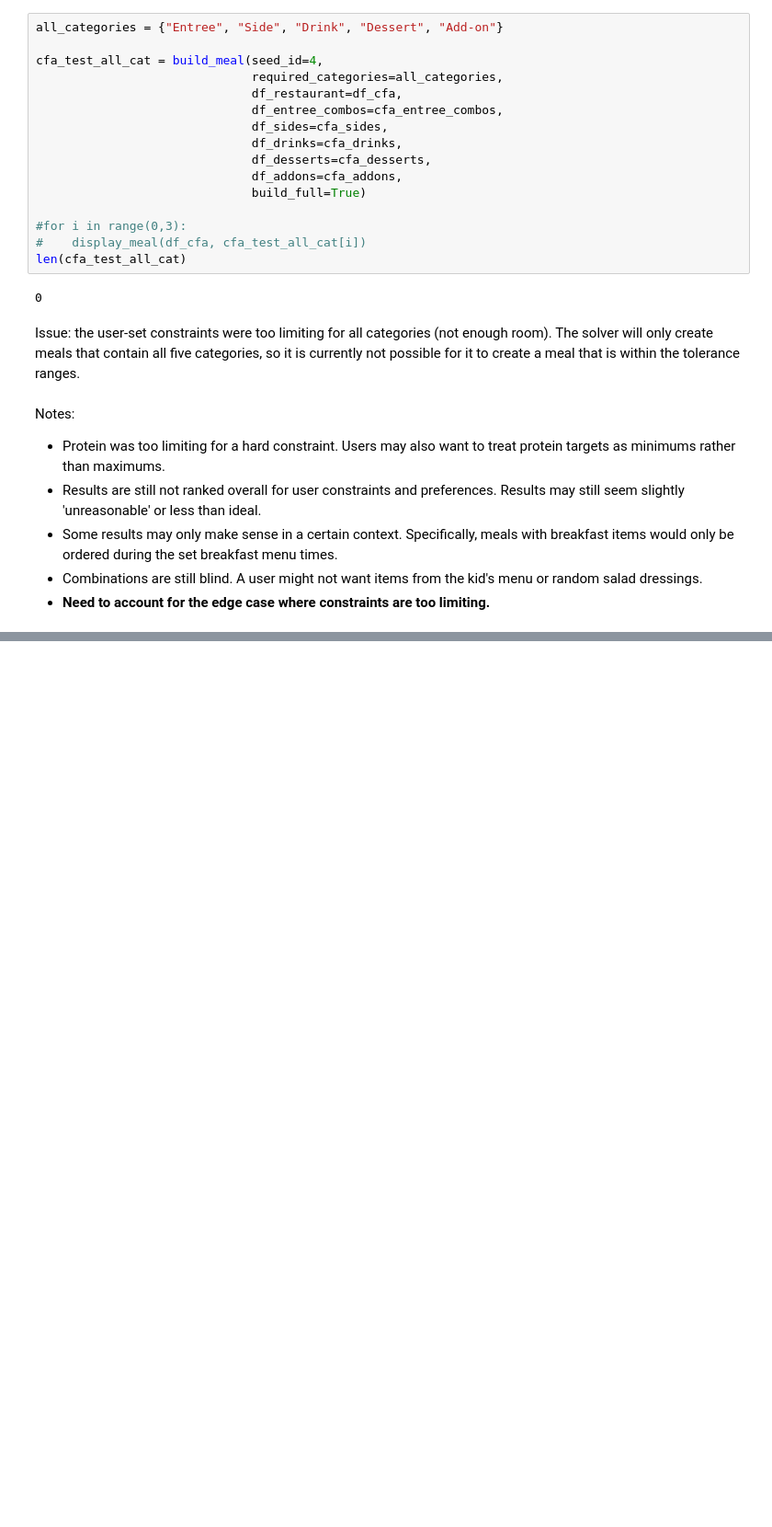
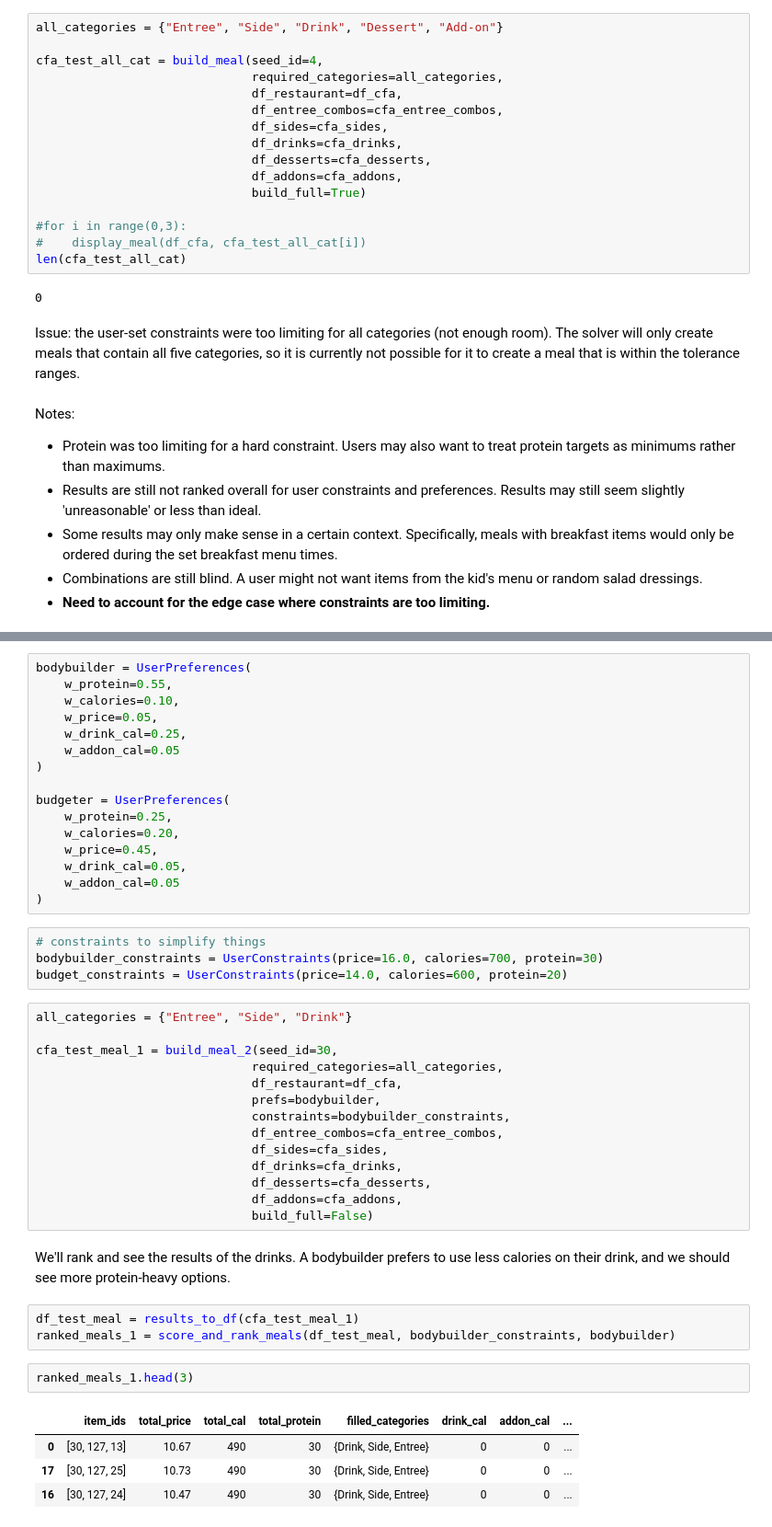
Before and after one commit to aalfurai/EateryAI, a Jupyter notebook: sandbox/meal_combo_sandbox.ipynb, the cells around one changed output, grey strips where cells are left out. Shown at 92% size. Drawn from its saved outputs; the diff is of its cells as text; blank space fills up the shorter version.

```diff
--- a/sandbox/meal_combo_sandbox.ipynb
+++ b/sandbox/meal_combo_sandbox.ipynb
@@ -972,0 +1162,46 @@ df_ranked_cfa.head(3)
+# %%
+bodybuilder = UserPreferences(
+    w_protein=0.55,
+    w_calories=0.10,
+    w_price=0.05,
+    w_drink_cal=0.25,
+    w_addon_cal=0.05
+)
+
+budgeter = UserPreferences(
+    w_protein=0.25,
+    w_calories=0.20,
+    w_price=0.45,
+    w_drink_cal=0.05,
+    w_addon_cal=0.05
+)
+# %%
+# constraints to simplify things
+bodybuilder_constraints = UserConstraints(price=16.0, calories=700, protein=30)
+budget_constraints = UserConstraints(price=14.0, calories=600, protein=20)
+# %%
+all_categories = {"Entree", "Side", "Drink"}
+
+cfa_test_meal_1 = build_meal_2(seed_id=30,
+                              required_categories=all_categories,
+                              df_restaurant=df_cfa,
+                              prefs=bodybuilder,
+                              constraints=bodybuilder_constraints,
+                              df_entree_combos=cfa_entree_combos,
+                              df_sides=cfa_sides,
+                              df_drinks=cfa_drinks,
+                              df_desserts=cfa_desserts,
+                              df_addons=cfa_addons,
+                              build_full=False)
+# %% [markdown]
+We'll rank and see the results of the drinks. A bodybuilder prefers to use less calories on their drink, and we should see more protein-heavy options.
+# %%
+df_test_meal = results_to_df(cfa_test_meal_1)
+ranked_meals_1 = score_and_rank_meals(df_test_meal, bodybuilder_constraints, bodybuilder)
+# %%
+ranked_meals_1.head(3)
+# %% [output]
+|  | item_ids | total_price | total_cal | total_protein | filled_categories | drink_cal | addon_cal | ... |
+| 0 | [30, 127, 13] | 10.67 | 490 | 30 | {Drink, Side, Entree} | 0 | 0 | ... |
+| 17 | [30, 127, 25] | 10.73 | 490 | 30 | {Drink, Side, Entree} | 0 | 0 | ... |
+| 16 | [30, 127, 24] | 10.47 | 490 | 30 | {Drink, Side, Entree} | 0 | 0 | ... |
```
Also changed, not shown: parts of 32 cells of this notebook.
